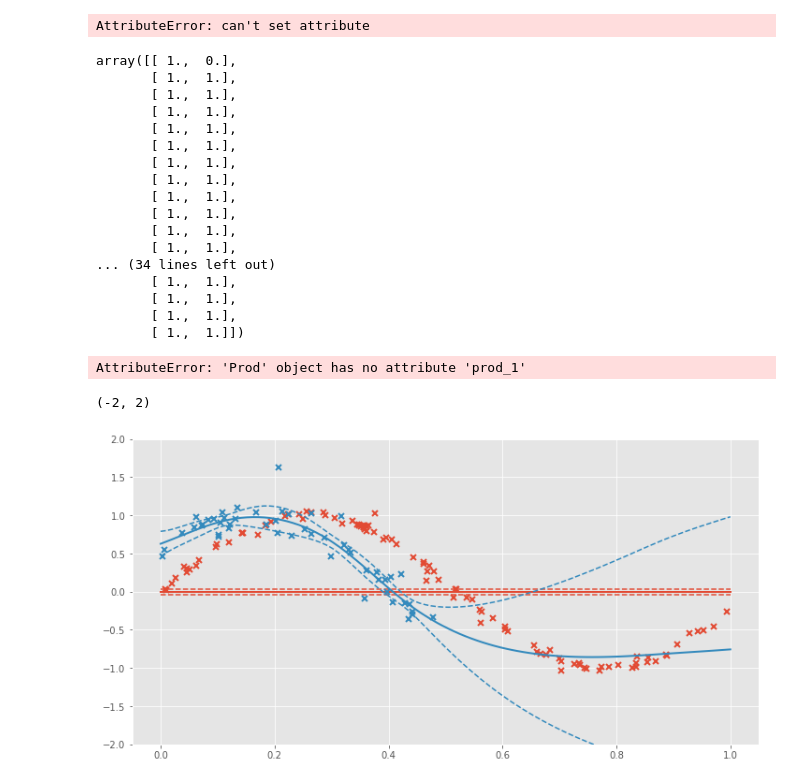
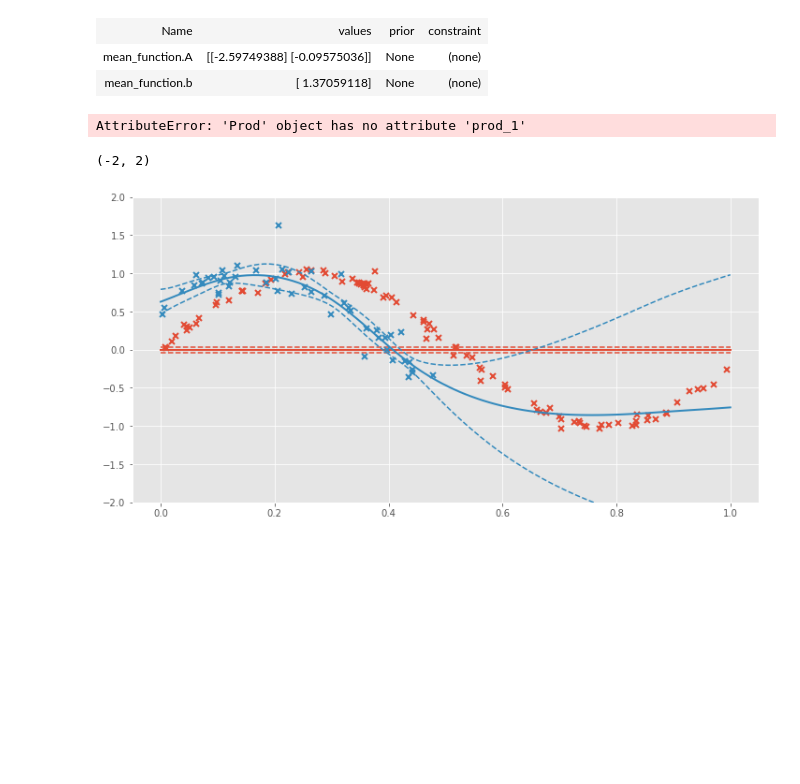
Before and after one commit to aboustati/cogp, a Jupyter notebook: notebooks/coreg_demo.ipynb, the cells around one changed output. Drawn from its saved outputs; the diff is of its cells as text; code cells hidden in the pictures; blank space fills up the shorter version.

```diff
--- a/notebooks/coreg_demo.ipynb
+++ b/notebooks/coreg_demo.ipynb
@@ -43,31 +41,8 @@ Y_augmented = np.vstack((np.hstack((Y1, np.zeros_like(X1))), np.hstack((Y2, np.o
 
 Z_test = np.ones_like(X_augmented[::3])
 Z_test[0,1]=0
+mf = Linear(A=np.array([[0,1]]).T)
 #m = gpflow.vgp.VGP(X_augmented, Y_augmented, kern=kern, likelihood=lik, num_latent=1)
 m = gpflow.svgp.SVGP(X_augmented, Y_augmented,
                      kern=kern, likelihood=lik, num_latent=1,
-                     Z=Z_test)
+                     Z=Z_test, mean_function=mf)
-# %%
-kern.nam
-# %% [output]
-AttributeError: can't set attribute
-# %%
-Z_test
-# %% [output]
-array([[ 1.,  0.],
-       [ 1.,  1.],
-       [ 1.,  1.],
-       [ 1.,  1.],
-       [ 1.,  1.],
-       [ 1.,  1.],
-       [ 1.,  1.],
-       [ 1.,  1.],
-       [ 1.,  1.],
-       [ 1.,  1.],
-       [ 1.,  1.],
-       [ 1.,  1.],
-... (34 lines left out)
-       [ 1.,  1.],
-       [ 1.,  1.],
-       [ 1.,  1.],
-       [ 1.,  1.]])
@@ -76,5 +49,11 @@ init = X_augmented[::3].copy()[:,-1]
 # %%
 _ = m.optimize(max_iters=500)
+# %%
+m.mean_function
+# %% [output]
+| Name | values | prior | constraint |
+| mean_function.A | [[-2.59749388] [-0.09575036]] | None | (none) |
+| mean_function.b | [ 1.37059118] | None | (none) |
 # %%
 kern.prod_1.coregion.kappa.value
 # %% [output]
```
Also changed, not shown: parts of 4 cells of this notebook, 1 other file.
